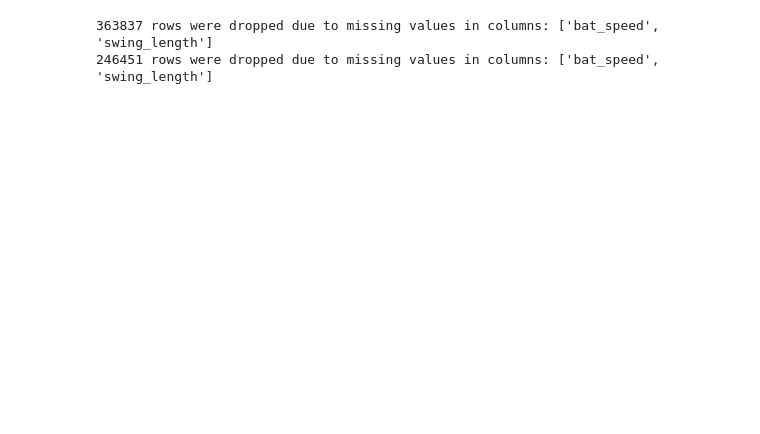
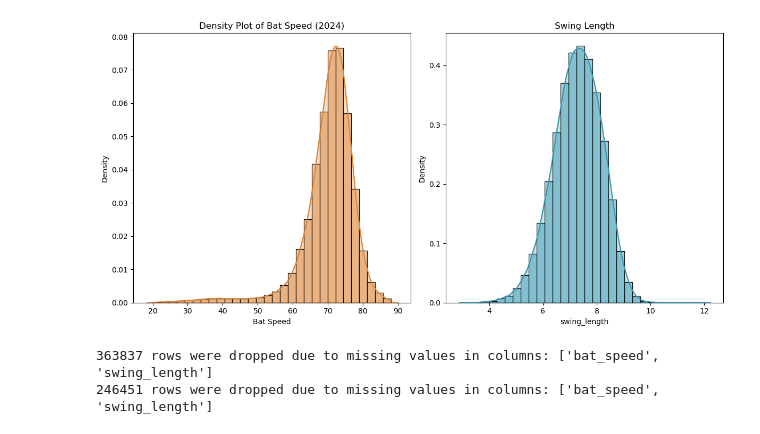
Before and after one commit to jvminkim/swing-outlier-estimation, a Jupyter notebook: gam.ipynb, the cells around one changed output. Cells and saved outputs as stored; diff of their text form; code cells hidden in the pictures; blank space fills up the shorter version.

```diff
--- a/gam.ipynb
+++ b/gam.ipynb
@@ -71,0 +81,22 @@ print(pbp_2024.shape)
+# %%
+fig, axes = plt.subplots(1,2, figsize = (12,6))
+
+sns.kdeplot(data = pbp_2024, x = 'bat_speed', fill = True, color = '#DC863B', ax = axes[0])
+sns.histplot(pbp_2024['bat_speed'], kde = True, stat = "density", bins = 30, color = '#DC863B', edgecolor = "black", ax = axes[0])
+
+axes[0].set_title("Density Plot of Bat Speed (2024)")
+axes[0].set_xlabel("Bat Speed")
+axes[0].set_ylabel("Density")
+axes[1].set_ylabel("Density")
+
+sns.kdeplot(data = pbp_2024, x = 'swing_length', fill = True, color = "#3B9AB2", ax = axes[1])
+sns.histplot(pbp_2024['swing_length'], kde=True, stat="density", bins=30, color="#3B9AB2", edgecolor='black', ax = axes[1])
+
+axes[1].set_title("Density Plot of Swing Length (2024)")
+axes[1].set_title("Swing Length")
+
+plt.tight_layout()
+
+plt.show()
+# %% [output]
+[figure, added]
```
Also changed, not shown: parts of 10 cells of this notebook, 2 other files.
